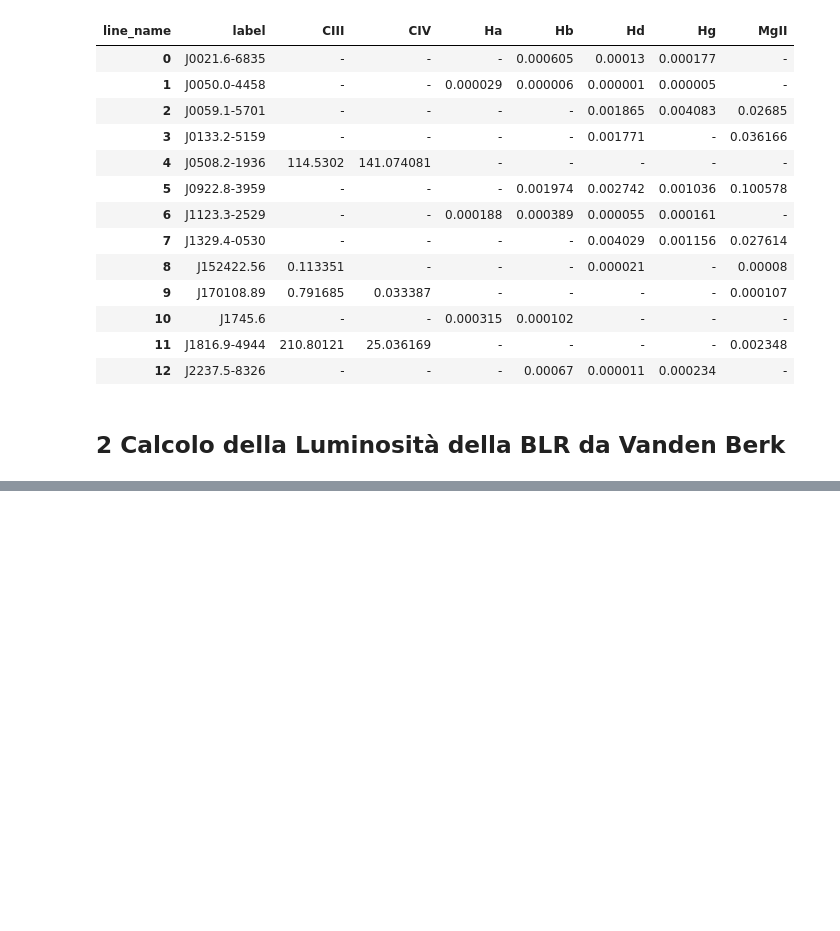
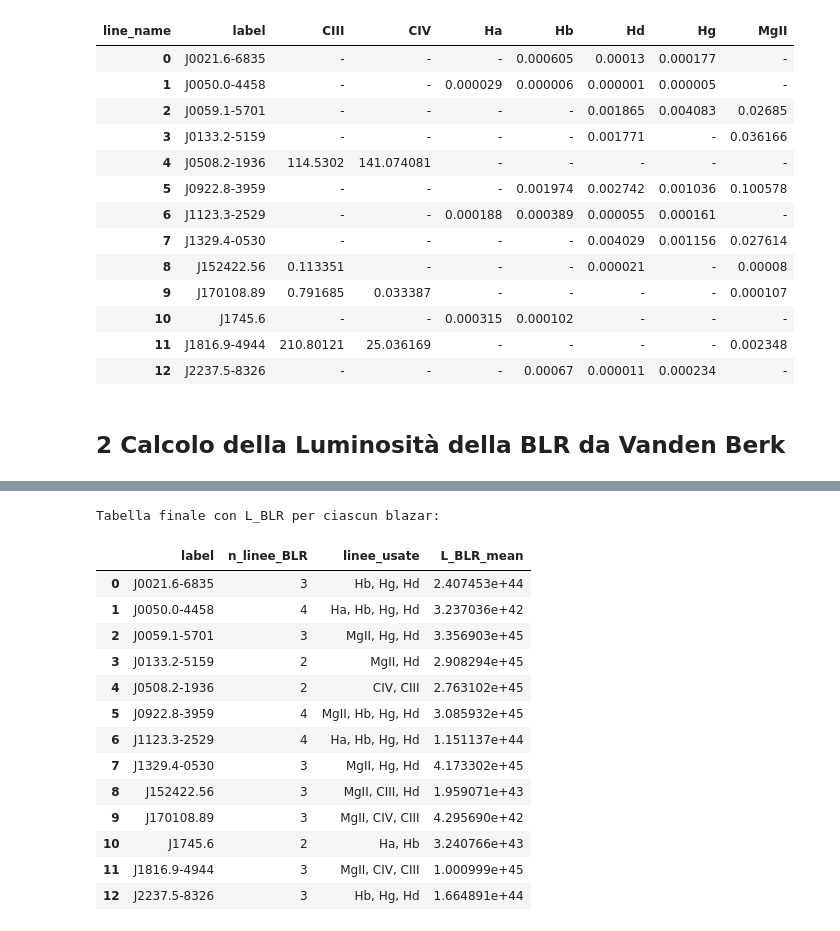
Before and after one commit to maddaba/Programmi_per_tesi, a Jupyter notebook: calcolo_cf_4_scenari.ipynb, the cells around one changed output, grey strips where cells are left out. Saved outputs shown, nothing was run; the diff lists cells and outputs as text; code cells hidden in the pictures; blank space fills up the shorter version.

```diff
--- a/calcolo_cf_4_scenari.ipynb
+++ b/calcolo_cf_4_scenari.ipynb
@@ -758,0 +614,30 @@ with open("L_BLR_tabelle_per_blazar.csv", "w") as f:
+# %%
+# Per ogni blazar faccio la media delle varie stime L_BLR_i          NON PESATA !!!!!
+df_lblr_finale = (
+    df_lblr_linee
+    .groupby("label", as_index=False)
+    .agg(
+        n_linee_BLR=("line_name", "size"),
+        linee_usate=("line_name", lambda x: ", ".join(x)),
+        L_BLR_mean=("L_BLR_i", "mean")
+    )
+)
+
+print("Tabella finale con L_BLR per ciascun blazar:")
+display(df_lblr_finale)
+# %% [output]
+Tabella finale con L_BLR per ciascun blazar:
+|  | label | n_linee_BLR | linee_usate | L_BLR_mean |
+| 0 | J0021.6-6835 | 3 | Hb, Hg, Hd | 2.407453e+44 |
+| 1 | J0050.0-4458 | 4 | Ha, Hb, Hg, Hd | 3.237036e+42 |
+| 2 | J0059.1-5701 | 3 | MgII, Hg, Hd | 3.356903e+45 |
+| 3 | J0133.2-5159 | 2 | MgII, Hd | 2.908294e+45 |
+| 4 | J0508.2-1936 | 2 | CIV, CIII | 2.763102e+45 |
+| 5 | J0922.8-3959 | 4 | MgII, Hb, Hg, Hd | 3.085932e+45 |
+| 6 | J1123.3-2529 | 4 | Ha, Hb, Hg, Hd | 1.151137e+44 |
+| 7 | J1329.4-0530 | 3 | MgII, Hg, Hd | 4.173302e+45 |
+| 8 | J152422.56 | 3 | MgII, CIII, Hd | 1.959071e+43 |
+| 9 | J170108.89 | 3 | MgII, CIV, CIII | 4.295690e+42 |
+| 10 | J1745.6 | 2 | Ha, Hb | 3.240766e+43 |
+| 11 | J1816.9-4944 | 3 | MgII, CIV, CIII | 1.000999e+45 |
+| 12 | J2237.5-8326 | 3 | Hb, Hg, Hd | 1.664891e+44 |
```
Also changed, not shown: parts of 13 cells of this notebook.
